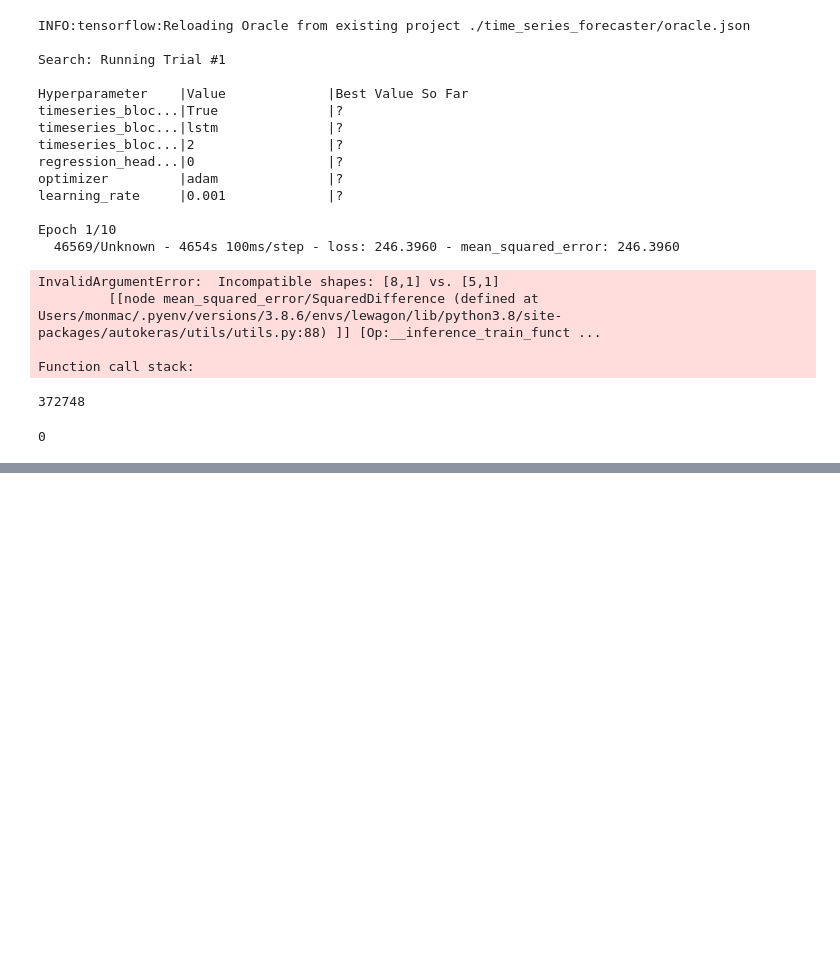
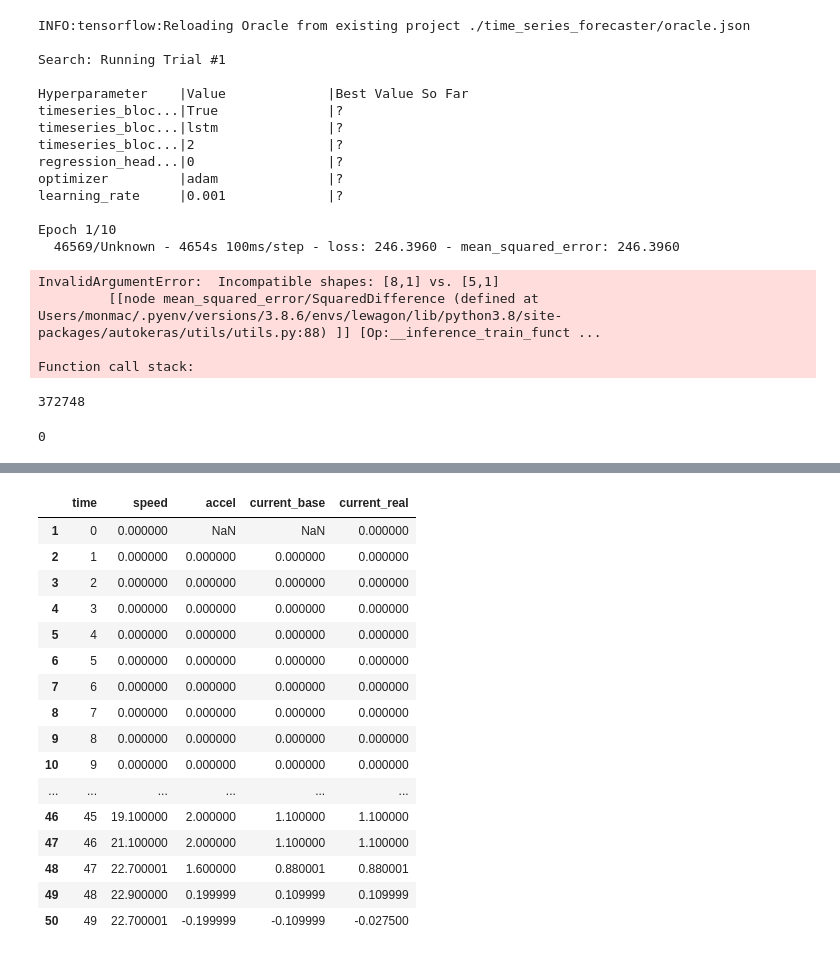
Before and after one commit to pierredm1/4th-Year-Imperial-Thesis, a Jupyter notebook: notebooks/v2-NoTemp.ipynb, the cells around one changed output, grey strips where cells are left out. Saved outputs shown, nothing was run; the diff lists cells and outputs as text; code cells hidden in the pictures; blank space fills up the shorter version.

```diff
--- a/notebooks/v2-NoTemp.ipynb
+++ b/notebooks/v2-NoTemp.ipynb
@@ -772,0 +713,58 @@ scipy.io.savemat(os.path.join(destination_folder_path, 'test_v1_mat.mat'), dict_
+# %%
+#UDDS
+df_udds=pd.read_csv('/Users/monmac/Desktop/uddscol.txt').reset_index()
+df_udds['level_0']=df_udds['level_0'].str.split('\t')
+df_udds=pd.DataFrame(df_udds['level_0'].to_list(), columns = ['time','speed'])
+df_udds=df_udds[1:]
+df_udds['speed']=df_udds['speed'].astype('float32')
+df_udds['accel']=df_udds['speed'].diff(periods=1)
+max_accel_udds=df_udds['accel'].max()
+prop_constant_udds = max_accel_udds / 6
+df_udds['current_base'] = prop_constant_udds * df_udds['accel']
+df_udds['current_real'] = 0
+for i in df_udds['current_base'].index:
+    if df_udds.loc[i:i,'current_base'].max()<0:
+        df_udds.loc[i:i,'current_real']=df_udds.loc[i:i,'current_base']*0.25
+    if df_udds.loc[i:i,'current_base'].max()>0:
+        df_udds.loc[i:i,'current_real']=df_udds.loc[i:i,'current_base']
+    if df_udds.loc[i:i,'current_base'].max()==0:
+        df_udds.loc[i:i,'current_real'] = 0
+
+#US06
+df_us06=pd.read_csv('/Users/monmac/Desktop/us06col.txt').reset_index()
+df_us06['US06.TXT\tUS06 Supplemental FTP Driving Schedule']=df_us06['US06.TXT\tUS06 Supplemental FTP Driving Schedule'].str.split('\t')
+df_us06=pd.DataFrame(df_us06['US06.TXT\tUS06 Supplemental FTP Driving Schedule'].to_list(), columns = ['time','speed'])
+df_us06=df_us06[1:]
+df_us06['speed']=df_us06['speed'].astype('float32')
+df_us06['accel']=df_us06['speed'].diff(periods=1)
+max_accel_us06=df_us06['accel'].max()
+prop_constant_us06 = max_accel_us06 / 6
+df_us06['current_base'] = prop_constant_us06 * df_us06['accel']
+df_us06['current_real'] = 0
+for i in df_us06['current_base'].index:
+    if df_us06.loc[i:i,'current_base'].max()<0:
+        df_us06.loc[i:i,'current_real']=df_us06.loc[i:i,'current_base']*0.25
+    if df_us06.loc[i:i,'current_base'].max()>0:
+        df_us06.loc[i:i,'current_real']=df_us06.loc[i:i,'current_base']
+    if df_us06.loc[i:i,'current_base'].max()==0:
+        df_us06.loc[i:i,'current_real'] = 0
+# %%
+df_udds.head(50)
+# %% [output]
+|  | time | speed | accel | current_base | current_real |
+| 1 | 0 | 0.000000 | NaN | NaN | 0.000000 |
+| 2 | 1 | 0.000000 | 0.000000 | 0.000000 | 0.000000 |
+| 3 | 2 | 0.000000 | 0.000000 | 0.000000 | 0.000000 |
+| 4 | 3 | 0.000000 | 0.000000 | 0.000000 | 0.000000 |
+| 5 | 4 | 0.000000 | 0.000000 | 0.000000 | 0.000000 |
+| 6 | 5 | 0.000000 | 0.000000 | 0.000000 | 0.000000 |
+| 7 | 6 | 0.000000 | 0.000000 | 0.000000 | 0.000000 |
+| 8 | 7 | 0.000000 | 0.000000 | 0.000000 | 0.000000 |
+| 9 | 8 | 0.000000 | 0.000000 | 0.000000 | 0.000000 |
+| 10 | 9 | 0.000000 | 0.000000 | 0.000000 | 0.000000 |
+| ... | ... | ... | ... | ... | ... |
+| 46 | 45 | 19.100000 | 2.000000 | 1.100000 | 1.100000 |
+| 47 | 46 | 21.100000 | 2.000000 | 1.100000 | 1.100000 |
+| 48 | 47 | 22.700001 | 1.600000 | 0.880001 | 0.880001 |
+| 49 | 48 | 22.900000 | 0.199999 | 0.109999 | 0.109999 |
+| 50 | 49 | 22.700001 | -0.199999 | -0.109999 | -0.027500 |
```
Also changed, not shown: parts of 22 cells of this notebook, 2 other files.
